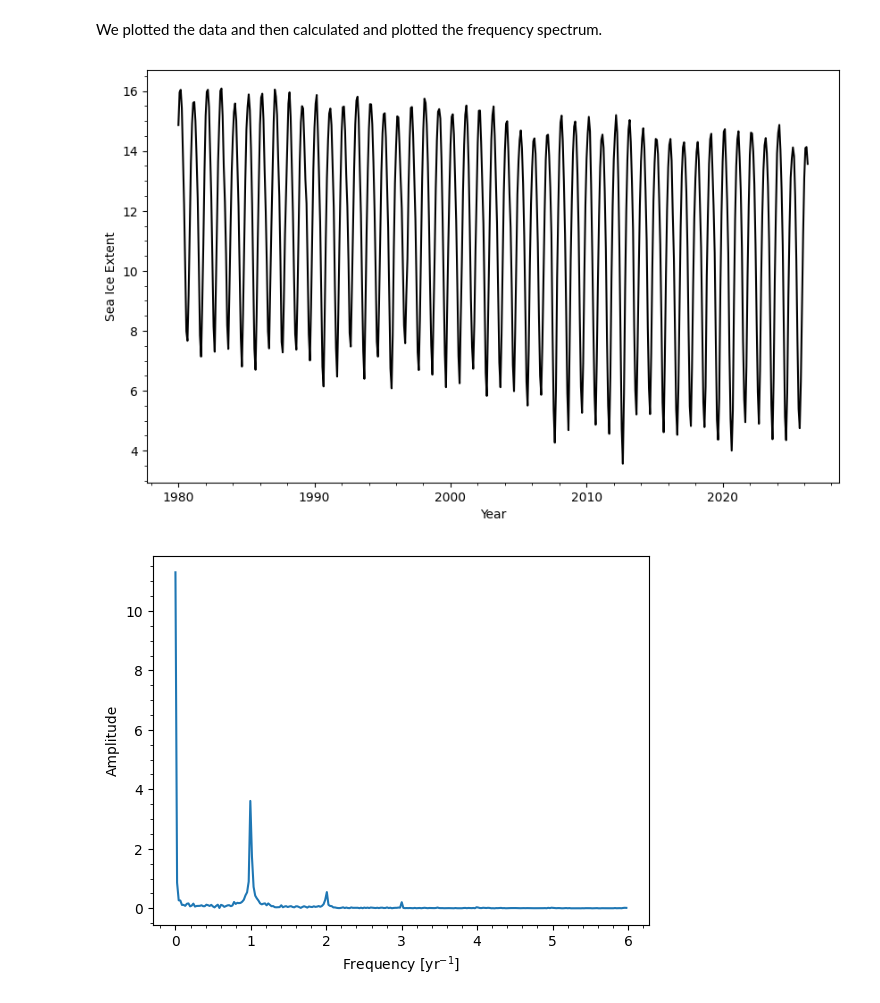
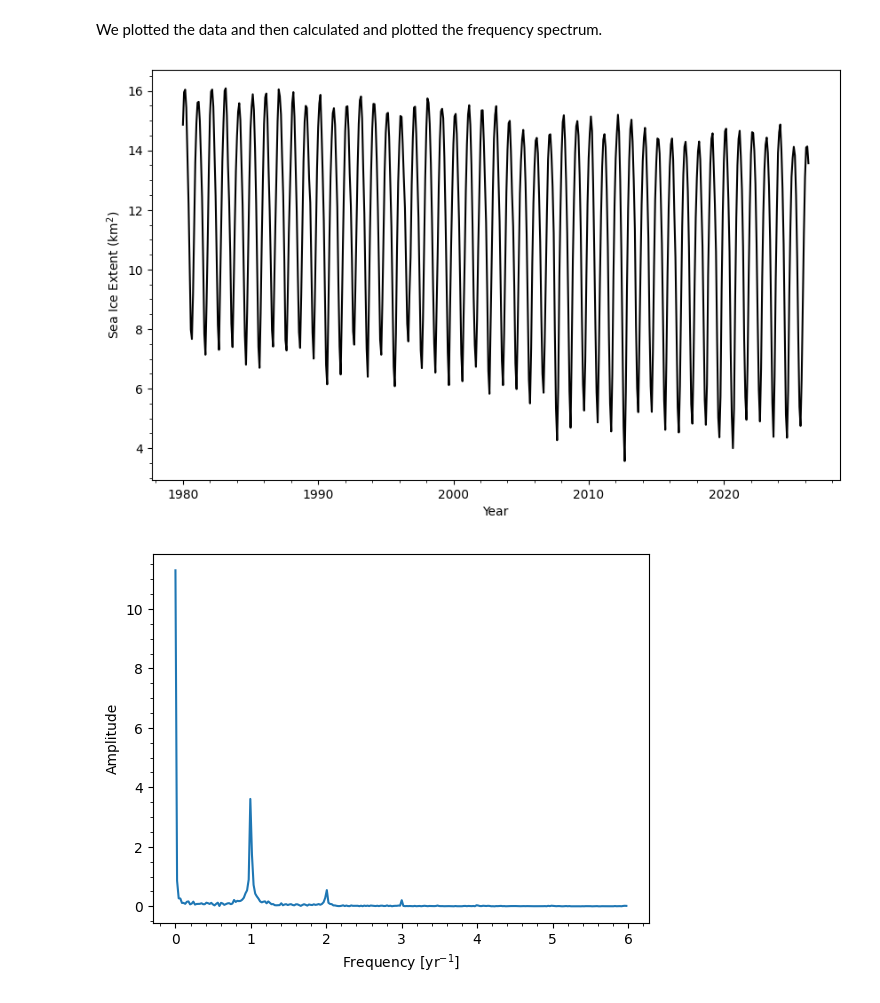
Before and after one commit to ep42south-star/EMSC2010_Oceans_Eleven_Variables_Group_Project_5, a Jupyter notebook: Ocean's_Eleven_Variables_Group_Project_5.ipynb, the cells around one changed output. Drawn from its saved outputs; the diff is of its cells as text; code cells hidden in the pictures.

```diff
--- a/Ocean's_Eleven_Variables_Group_Project_5.ipynb
+++ b/Ocean's_Eleven_Variables_Group_Project_5.ipynb
@@ -197,13 +195,13 @@ We plotted the data and then calculated and plotted the frequency spectrum.
 # %%
 #DATA PLOT
 plt.figure(figsize=(10,6))
 plt.plot(age,sie,'k') #plot the sea ice data
 plt.xlabel('Year') #label the x-axis
-plt.ylabel('Sea Ice Extent') #label the y-axis
+plt.ylabel('Sea Ice Extent (km$^2$)') #label the y-axis
 plt.xlim
 plt.minorticks_on() #add minorticks
 # %% [output]
-[figure, old version]
+[figure, new version]
 # %%
 #PLOT FREQUENCY SPECTRUM
 freqs, amps = freq_spectrum(age,sie) #calculate the frequency spectrum
```
Also changed, not shown: parts of 11 cells of this notebook.
